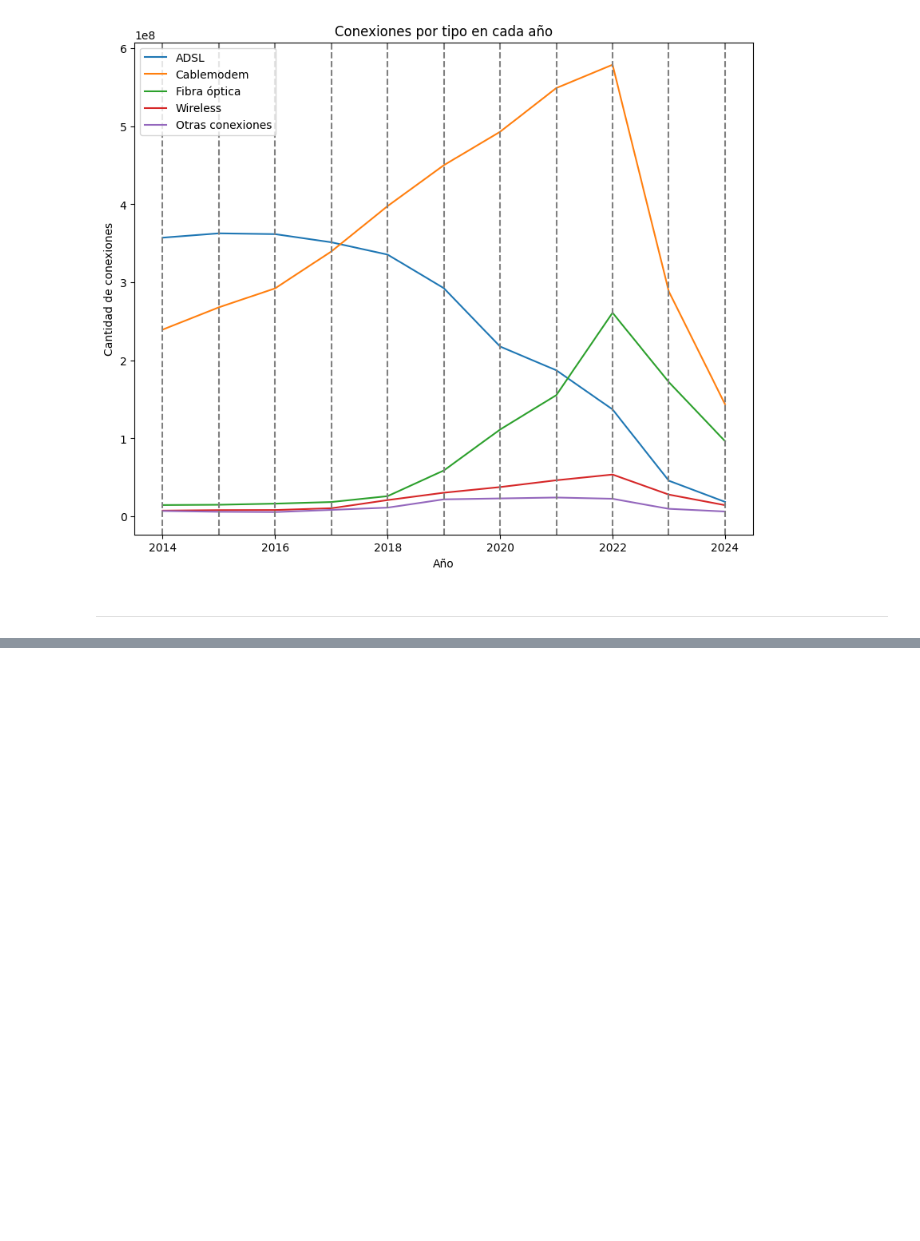
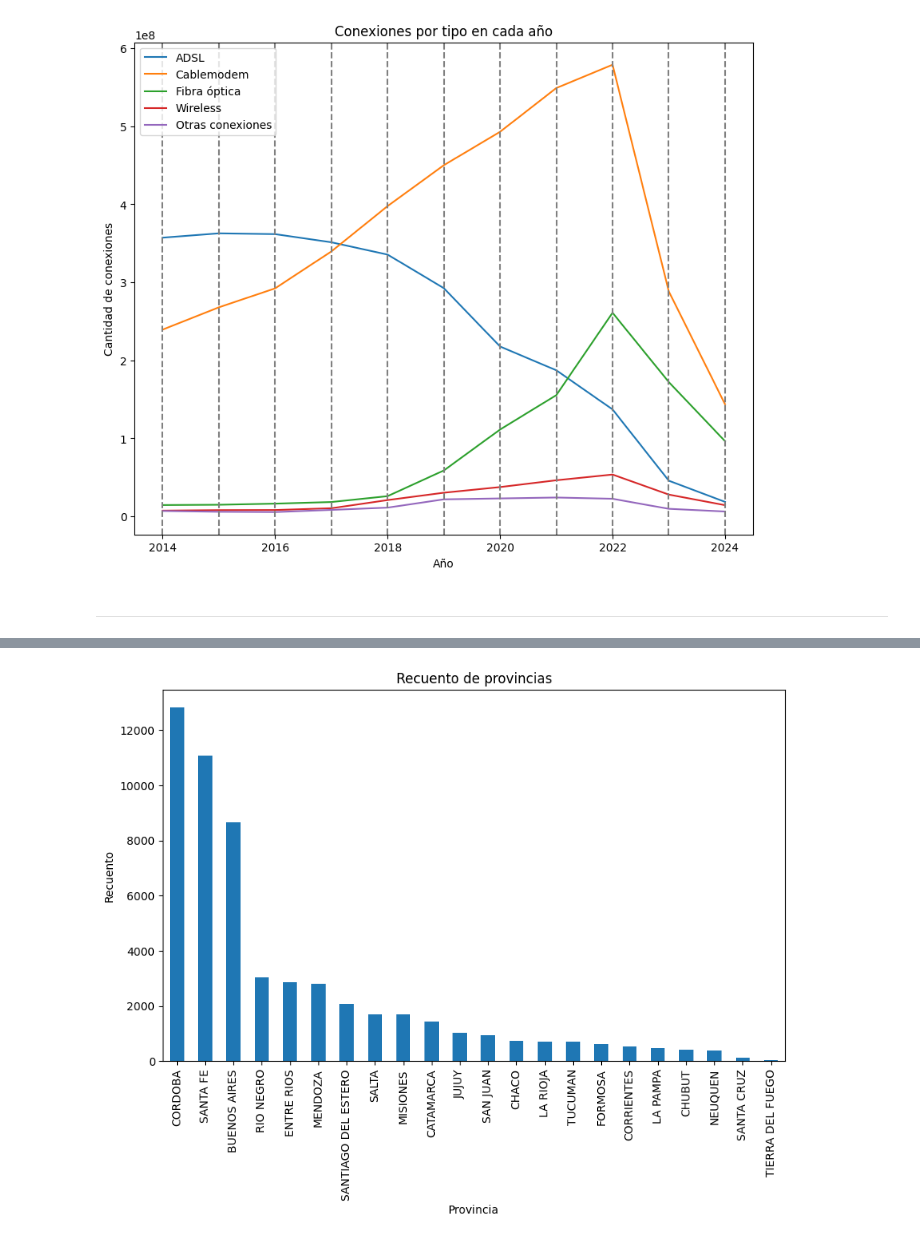
Before and after one commit to RomaDolcenera/PI2_enacom, a Jupyter notebook: EDA.ipynb, the cells around one changed output, grey strips where cells are left out. Cells and saved outputs as stored; diff of their text form; code cells hidden in the pictures; blank space fills up the shorter version.

```diff
--- a/EDA.ipynb
+++ b/EDA.ipynb
@@ -409,0 +424,13 @@ memory usage: 63.2+ MB
+# %%
+# Recuento de provincias
+cuenta_provincia = dfp['Provincia'].value_counts()
+
+# Crear el gráfico de barras
+plt.figure(figsize=(10, 6))
+cuenta_provincia.plot(kind='bar')
+plt.xlabel('Provincia')
+plt.ylabel('Recuento')
+plt.title('Recuento de provincias')
+plt.show()
+# %% [output]
+[figure, added]
```
Also changed, not shown: parts of 12 cells of this notebook, 4 other files.
